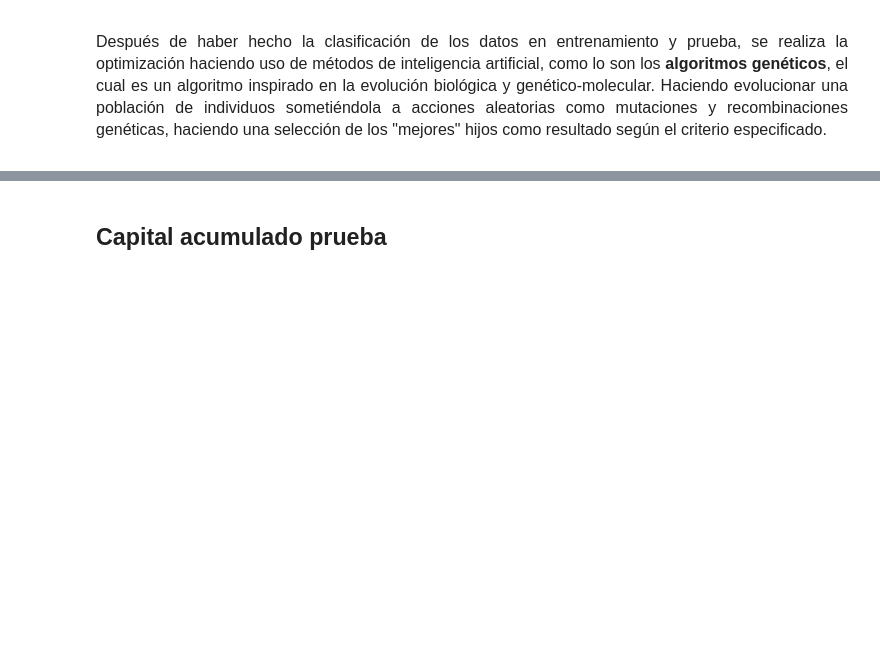
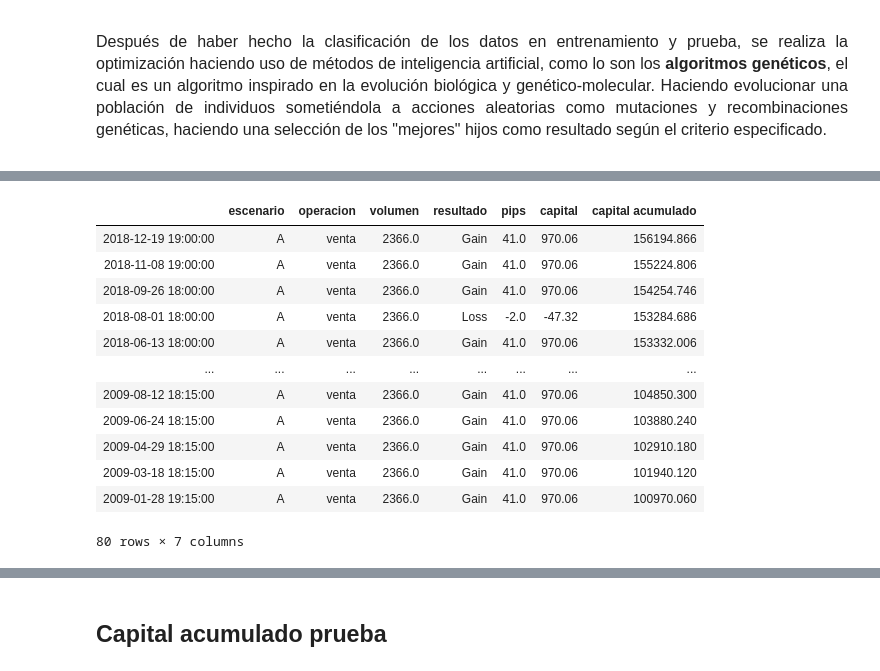
Before and after one commit to ferpinedot/ProyectoFinal_MST, a Jupyter notebook: Proyecto_equipo5.ipynb, the cells around one changed output, grey strips where cells are left out. Drawn from its saved outputs; the diff is of its cells as text; code cells hidden in the pictures; blank space fills up the shorter version.

```diff
--- a/Proyecto_equipo5.ipynb
+++ b/Proyecto_equipo5.ipynb
@@ -1025,0 +956,17 @@ df_prueba
+# %%
+df_entrenamiento = fn.f_df_backtest(training_data, training_clasification, df_decisiones)
+df_entrenamiento
+# %% [output]
+|  | escenario | operacion | volumen | resultado | pips | capital | capital acumulado |
+| 2018-12-19 19:00:00 | A | venta | 2366.0 | Gain | 41.0 | 970.06 | 156194.866 |
+| 2018-11-08 19:00:00 | A | venta | 2366.0 | Gain | 41.0 | 970.06 | 155224.806 |
+| 2018-09-26 18:00:00 | A | venta | 2366.0 | Gain | 41.0 | 970.06 | 154254.746 |
+| 2018-08-01 18:00:00 | A | venta | 2366.0 | Loss | -2.0 | -47.32 | 153284.686 |
+| 2018-06-13 18:00:00 | A | venta | 2366.0 | Gain | 41.0 | 970.06 | 153332.006 |
+| ... | ... | ... | ... | ... | ... | ... | ... |
+| 2009-08-12 18:15:00 | A | venta | 2366.0 | Gain | 41.0 | 970.06 | 104850.300 |
+| 2009-06-24 18:15:00 | A | venta | 2366.0 | Gain | 41.0 | 970.06 | 103880.240 |
+| 2009-04-29 18:15:00 | A | venta | 2366.0 | Gain | 41.0 | 970.06 | 102910.180 |
+| 2009-03-18 18:15:00 | A | venta | 2366.0 | Gain | 41.0 | 970.06 | 101940.120 |
+| 2009-01-28 19:15:00 | A | venta | 2366.0 | Gain | 41.0 | 970.06 | 100970.060 |
+80 rows × 7 columns
```
Also changed, not shown: parts of 36 cells of this notebook.
